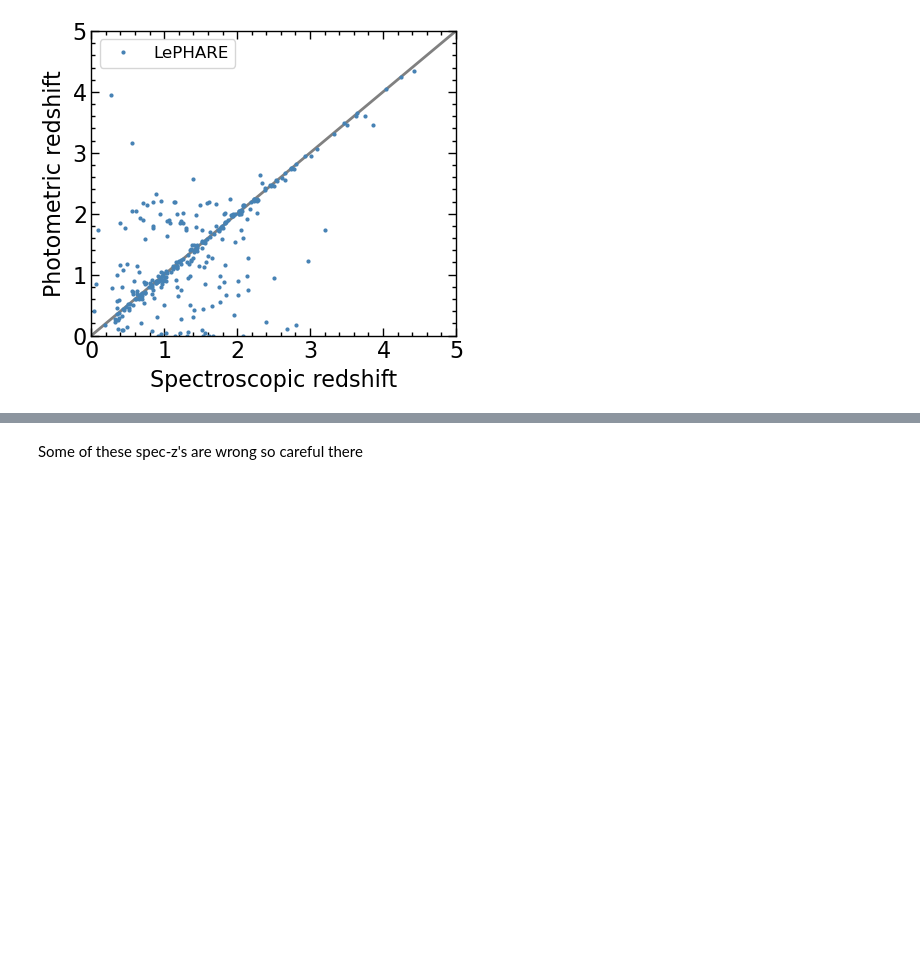
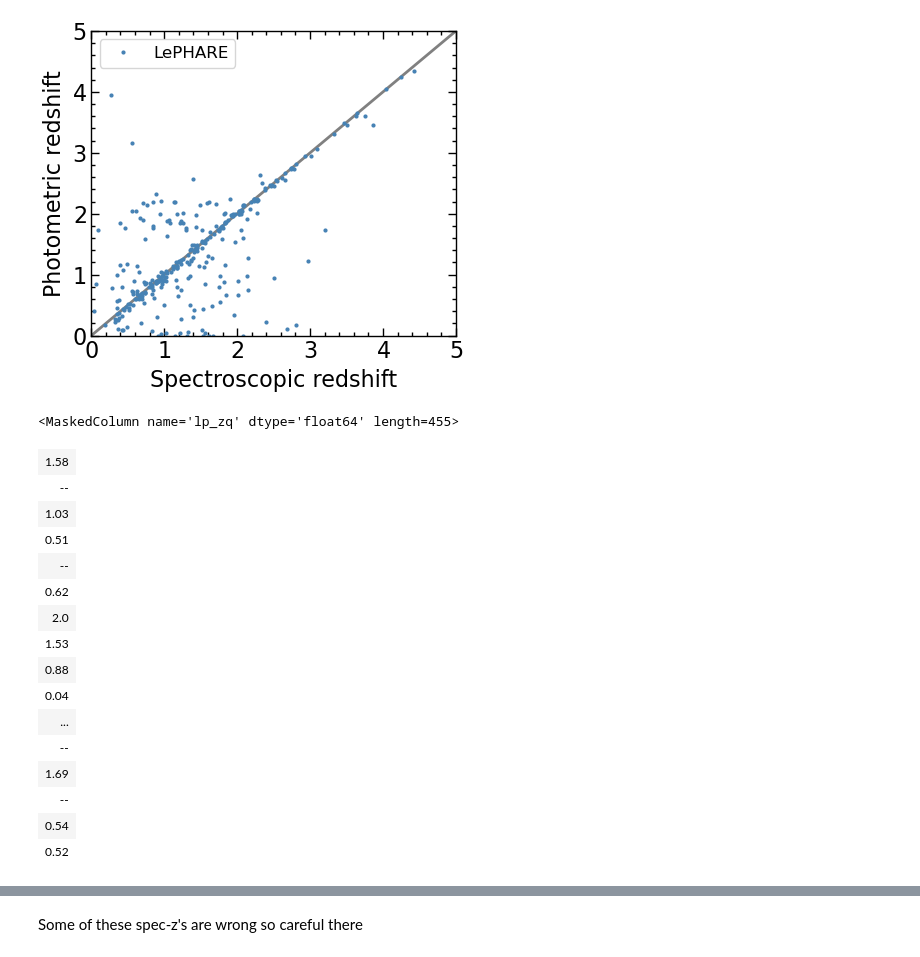
Before and after one commit to Chisen-Lupus/dwarf_agn_cosmos, a Jupyter notebook: hsc-spp_sed.ipynb, the cells around one changed output, grey strips where cells are left out. Cells and saved outputs as stored; diff of their text form; code cells hidden in the pictures; blank space fills up the shorter version.

```diff
--- a/hsc-spp_sed.ipynb
+++ b/hsc-spp_sed.ipynb
@@ -251,3 +251,23 @@ fig.tight_layout()
 fig.savefig('photoz.pdf', dpi=300)
 # %% [output]
 [figure]
+# %%
+z_cosmos
+# %% [output]
+<MaskedColumn name='lp_zq' dtype='float64' length=455>
+| 1.58 |
+| -- |
+| 1.03 |
+| 0.51 |
+| -- |
+| 0.62 |
+| 2.0 |
+| 1.53 |
+| 0.88 |
+| 0.04 |
+| ... |
+| -- |
+| 1.69 |
+| -- |
+| 0.54 |
+| 0.52 |
```
Also changed, not shown: parts of 2 cells of this notebook, 1 other file.
